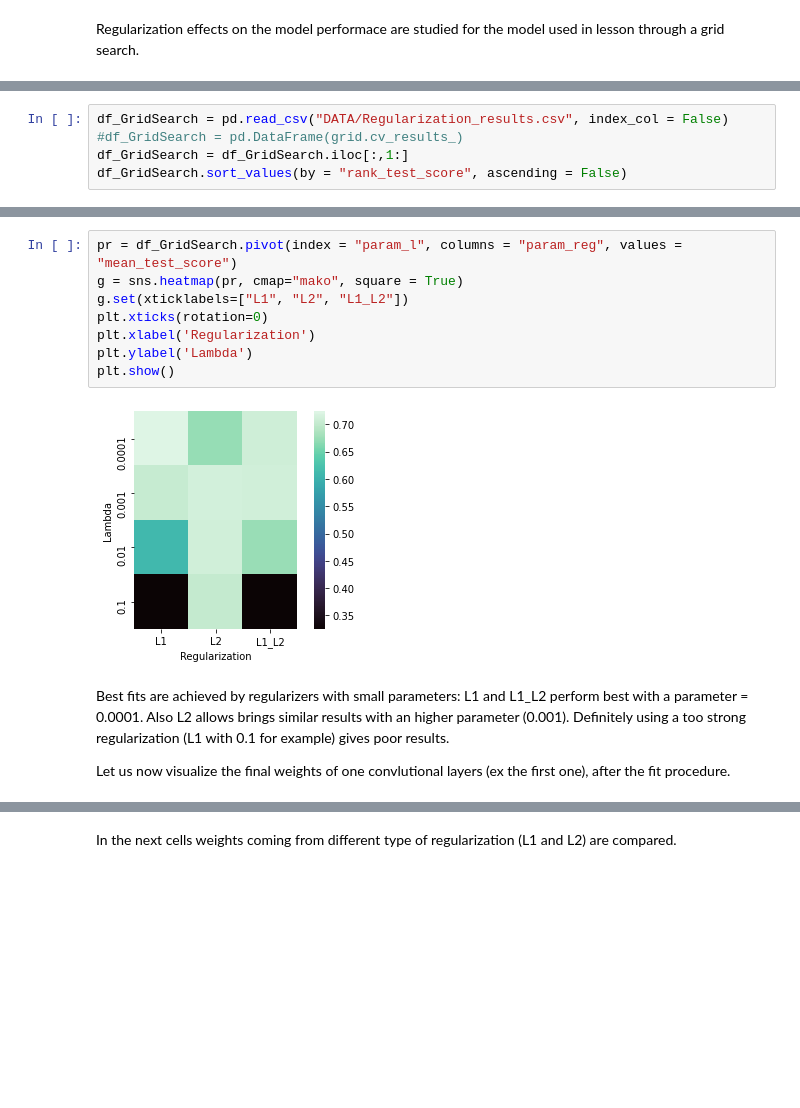
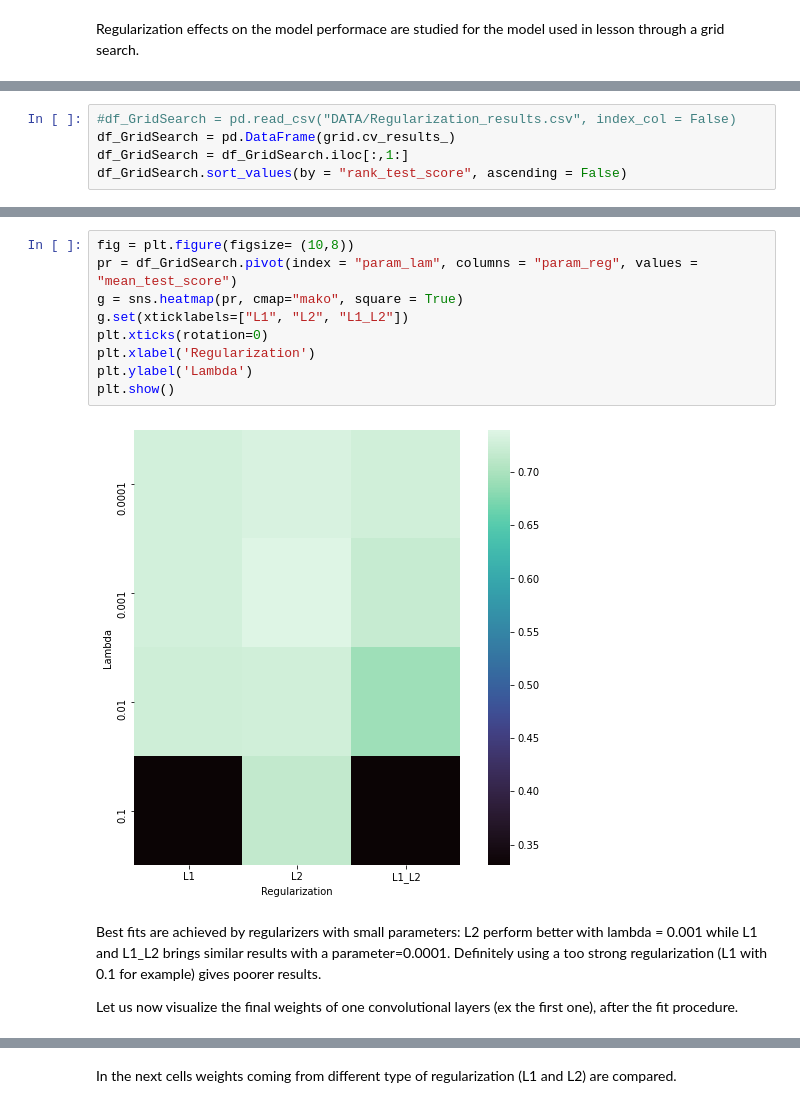
Before and after one commit to LorenzoBuriola/LoCP_moduleB, a Jupyter notebook: Week3/FPGheArt_exercise3.ipynb, the cells around one changed output, grey strips where cells are left out. Saved outputs shown, nothing was run; the diff lists cells and outputs as text; blank space fills up the shorter version.

```diff
--- a/Week3/FPGheArt_exercise3.ipynb
+++ b/Week3/FPGheArt_exercise3.ipynb
@@ -570,6 +475,6 @@ grid.fit(x_train,y_train, epochs=250, batch_size = 250, shuffle = True, verbose
 # %%
-df_GridSearch = pd.read_csv("DATA/Regularization_results.csv", index_col = False)
-#df_GridSearch = pd.DataFrame(grid.cv_results_)
+#df_GridSearch = pd.read_csv("DATA/Regularization_results.csv", index_col = False)
+df_GridSearch = pd.DataFrame(grid.cv_results_)
 df_GridSearch = df_GridSearch.iloc[:,1:]
 df_GridSearch.sort_values(by = "rank_test_score", ascending = False)
 # %% [output]
@@ -589,17 +494,18 @@ df_GridSearch.sort_values(by = "rank_test_score", ascending = False)
 # %%
-pr = df_GridSearch.pivot(index = "param_l", columns = "param_reg", values = "mean_test_score")
+fig = plt.figure(figsize= (10,8))
+pr = df_GridSearch.pivot(index = "param_lam", columns = "param_reg", values = "mean_test_score")
 g = sns.heatmap(pr, cmap="mako", square = True)
 g.set(xticklabels=["L1", "L2", "L1_L2"])
 plt.xticks(rotation=0)
 plt.xlabel('Regularization')
 plt.ylabel('Lambda')
 plt.show()
 # %% [output]
-[figure, old version]
+[figure, new version]
 # %% [markdown]
-Best fits are achieved by regularizers with small parameters: L1 and L1_L2 perform best with a parameter = 0.0001. Also L2 allows brings similar results with an higher parameter (0.001). Definitely using a too strong regularization (L1 with 0.1 for example) gives poor results.
+Best fits are achieved by regularizers with small parameters: L2 perform better with lambda = 0.001 while L1 and L1_L2  brings similar results with a parameter=0.0001. Definitely using a too strong regularization (L1 with 0.1 for example) gives poorer results.
 
-Let us now visualize the final weights of one convlutional layers (ex the first one), after the fit procedure.
+Let us now visualize the final weights of one convolutional layers (ex the first one), after the fit procedure.
 # %%
 batch_size = 250
 epochs = 250
```
Also changed, not shown: parts of 47 cells of this notebook.
